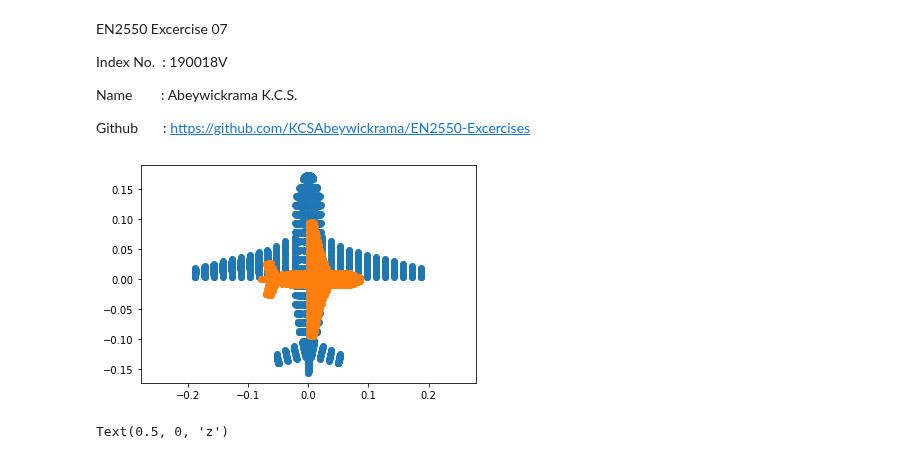
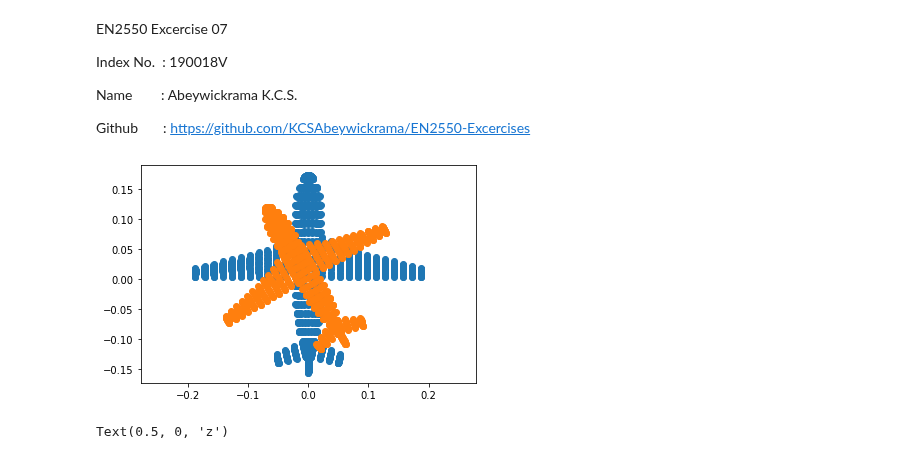
Before and after one commit to KCSAbeywickrama/EN2550-Excercises, a Jupyter notebook: Exercise_07/190018V_Ex07.ipynb, the cells around one changed output. Saved outputs shown, nothing was run; the diff lists cells and outputs as text; code cells hidden in the pictures.

```diff
--- a/Exercise_07/190018V_Ex07.ipynb
+++ b/Exercise_07/190018V_Ex07.ipynb
@@ -17,40 +9,42 @@ def imshowBGR(img,ax=plt):
 # %%
+# q1
+
 import numpy as np
 from plyfile import PlyData, PlyElement # open3d is the standard
 import matplotlib.pyplot as plt
 pcd = PlyData.read('airplane.ply')
 assert pcd is not None
 points = np.concatenate((pcd['vertex']['x'].reshape(1, -1), pcd['vertex']['y'].reshape(1, -1), pcd['vertex']['z'].reshape(1, -1)), axis=0)
 points = points - np.mean(points, axis=1).reshape(3,1)
 
 ones = np.ones((1, points.shape[1]))
 X = np.concatenate((points, ones), axis=0)
 
 R = np.array([[1, 0, 0],[0, 1, 0], [0, 0, 1]])
 K = np. array ([[1, 0, 0],[0, 1, 0], [0, 0, 1]])
 t = np.array([[0], [0], [-4000]])
 
 P1 = K @ np.concatenate((R, t), axis=1)
 
-R = np.array([[0, 1, 0],
-            [1, 0, 0],
-            [0, 0, 1]])
-K = np.array([[0.5, 0, 0],
-            [0, 0.5, 0],
-            [0, 0, 1]])
-t = np.array([[0], [0], [-4000]])
+tilt = 30*np.pi/180
+
+R=np.array([[np.cos(tilt),-np.sin(tilt),0],[np.sin(tilt),np.cos(tilt),0],[0,0,1]])
+K=np.array([[0.8,0,0],[0,0.8,0],[0,0,1]])
+t=np.array([[0],[0],[-4000]])
+
+
 P2 = K @ np.concatenate((R, t), axis=1)
 x1 = P1 @ X
 x2 = P2 @ X
 xl = x1/x1[2,:]
 x2 = x2/x2[2,:]
 fig, ax = plt.subplots(1, 1, sharex=True, sharey=True)
 ax.scatter(xl[0,:], xl[1,:])
 ax.scatter(x2[0,:], x2[1,:])
 ax.axis('equal')
 plt.show()
 # %% [output]
-[figure, old version]
+[figure, new version]
 # %%
 fig = plt.figure(figsize=(12,12))
 ax = fig.add_subplot(111, projection='3d')
```
Also changed, not shown: parts of 2 cells of this notebook, 1 other file.
